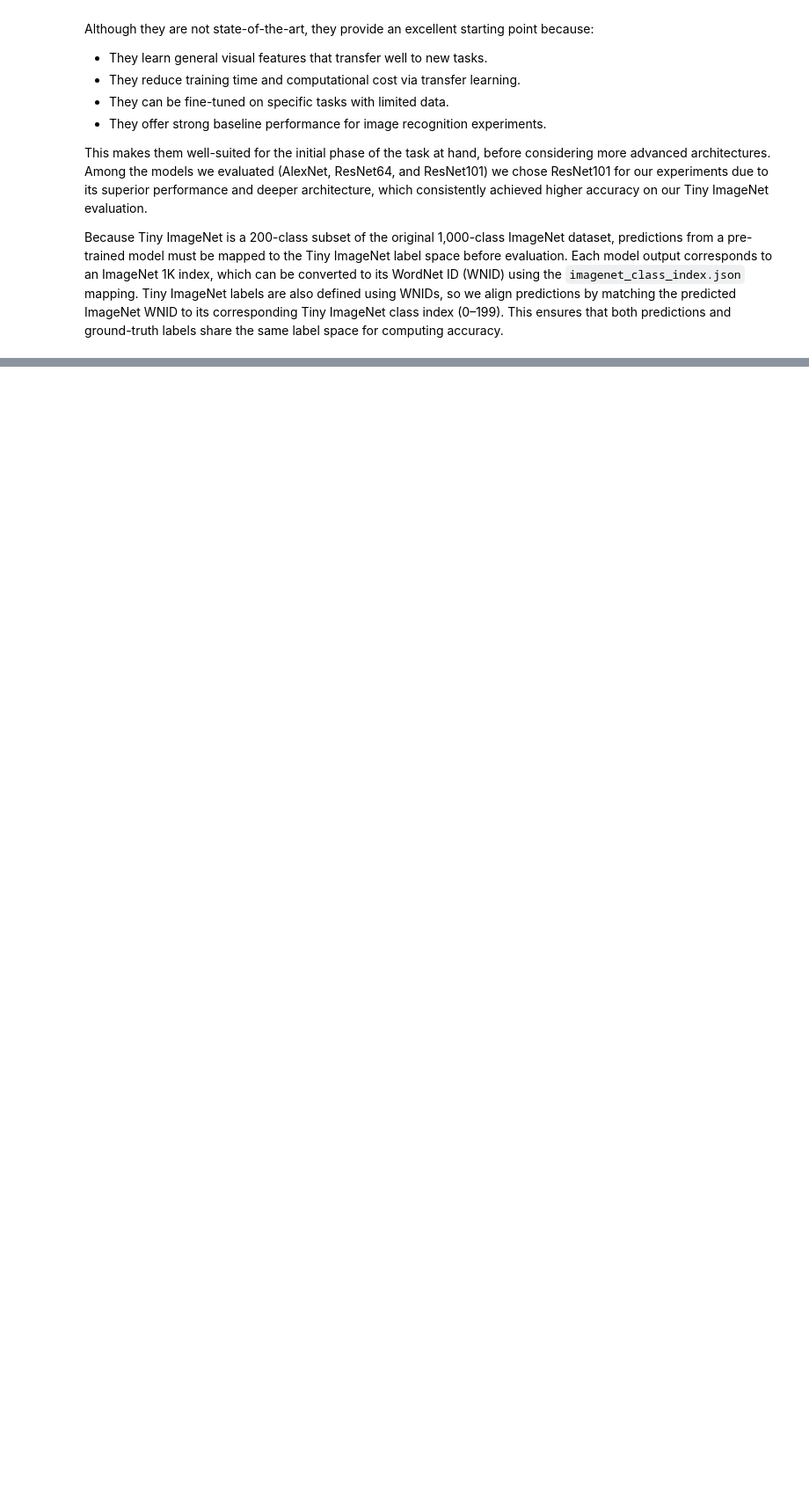
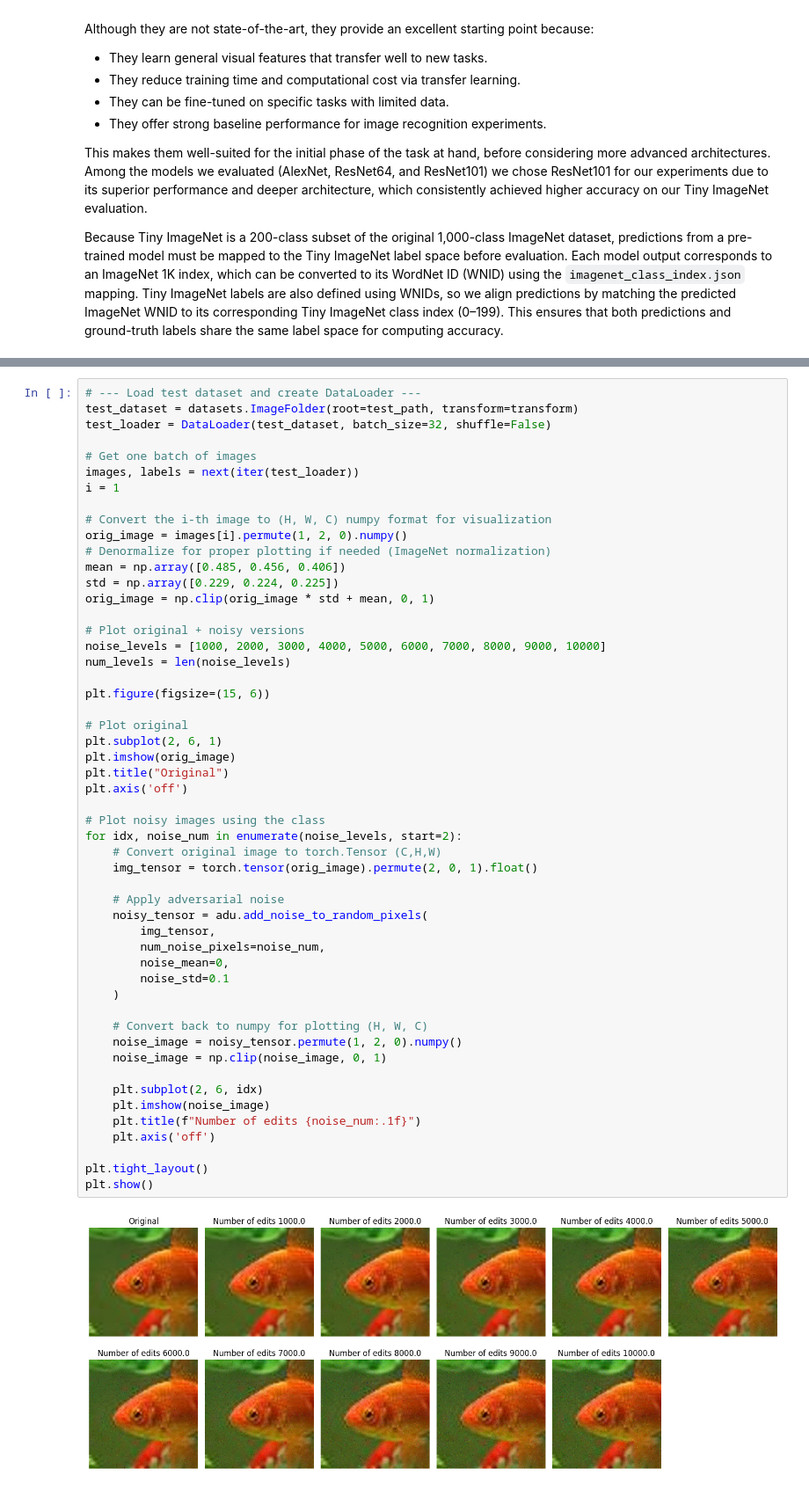
Before and after one commit to dcuoliveira/leap-challenge, a Jupyter notebook: src/solution.ipynb, the cells around one changed output, grey strips where cells are left out. Shown at 88% size. Cells and saved outputs as stored; diff of their text form; blank space fills up the shorter version.

```diff
--- a/src/solution.ipynb
+++ b/src/solution.ipynb
@@ -472 +306,55 @@ def create_adversarial_dataset(
+# %%
+# --- Load test dataset and create DataLoader ---
+test_dataset = datasets.ImageFolder(root=test_path, transform=transform)
+test_loader = DataLoader(test_dataset, batch_size=32, shuffle=False)
+
+# Get one batch of images
+images, labels = next(iter(test_loader))
+i = 1
+
+# Convert the i-th image to (H, W, C) numpy format for visualization
+orig_image = images[i].permute(1, 2, 0).numpy()
+# Denormalize for proper plotting if needed (ImageNet normalization)
+mean = np.array([0.485, 0.456, 0.406])
+std = np.array([0.229, 0.224, 0.225])
+orig_image = np.clip(orig_image * std + mean, 0, 1)
+
+# Plot original + noisy versions
+noise_levels = [1000, 2000, 3000, 4000, 5000, 6000, 7000, 8000, 9000, 10000]
+num_levels = len(noise_levels)
+
+plt.figure(figsize=(15, 6))
+
+# Plot original
+plt.subplot(2, 6, 1)
+plt.imshow(orig_image)
+plt.title("Original")
+plt.axis('off')
+
+# Plot noisy images using the class
+for idx, noise_num in enumerate(noise_levels, start=2):
+    # Convert original image to torch.Tensor (C,H,W)
+    img_tensor = torch.tensor(orig_image).permute(2, 0, 1).float()
+
+    # Apply adversarial noise
+    noisy_tensor = adu.add_noise_to_random_pixels(
+        img_tensor,
+        num_noise_pixels=noise_num,
+        noise_mean=0,
+        noise_std=0.1
+    )
+
+    # Convert back to numpy for plotting (H, W, C)
+    noise_image = noisy_tensor.permute(1, 2, 0).numpy()
+    noise_image = np.clip(noise_image, 0, 1)
+
+    plt.subplot(2, 6, idx)
+    plt.imshow(noise_image)
+    plt.title(f"Number of edits {noise_num:.1f}")
+    plt.axis('off')
+
+plt.tight_layout()
+plt.show()
+# %% [output]
+[figure, added]
 # %%
```
Also changed, not shown: parts of 13 cells of this notebook.
